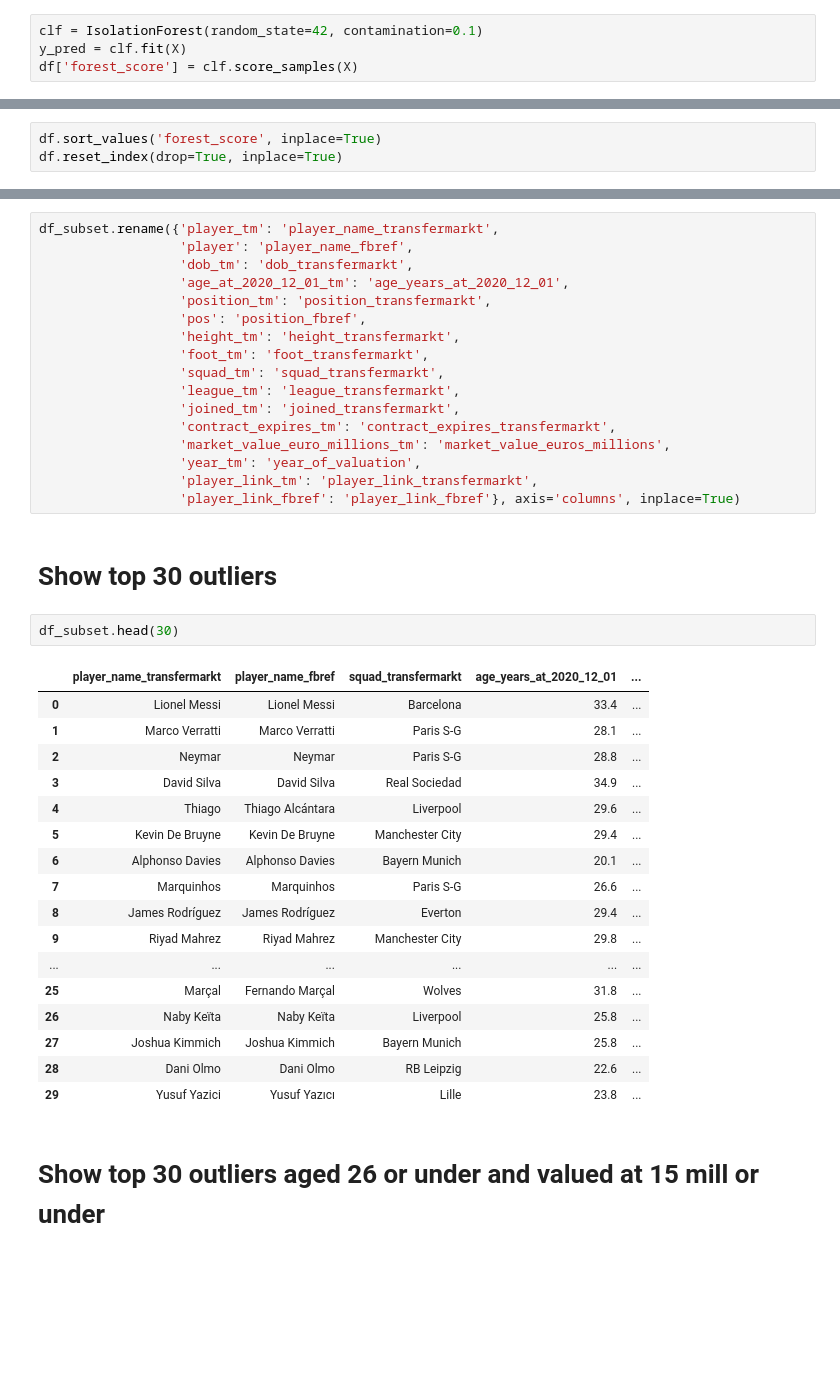
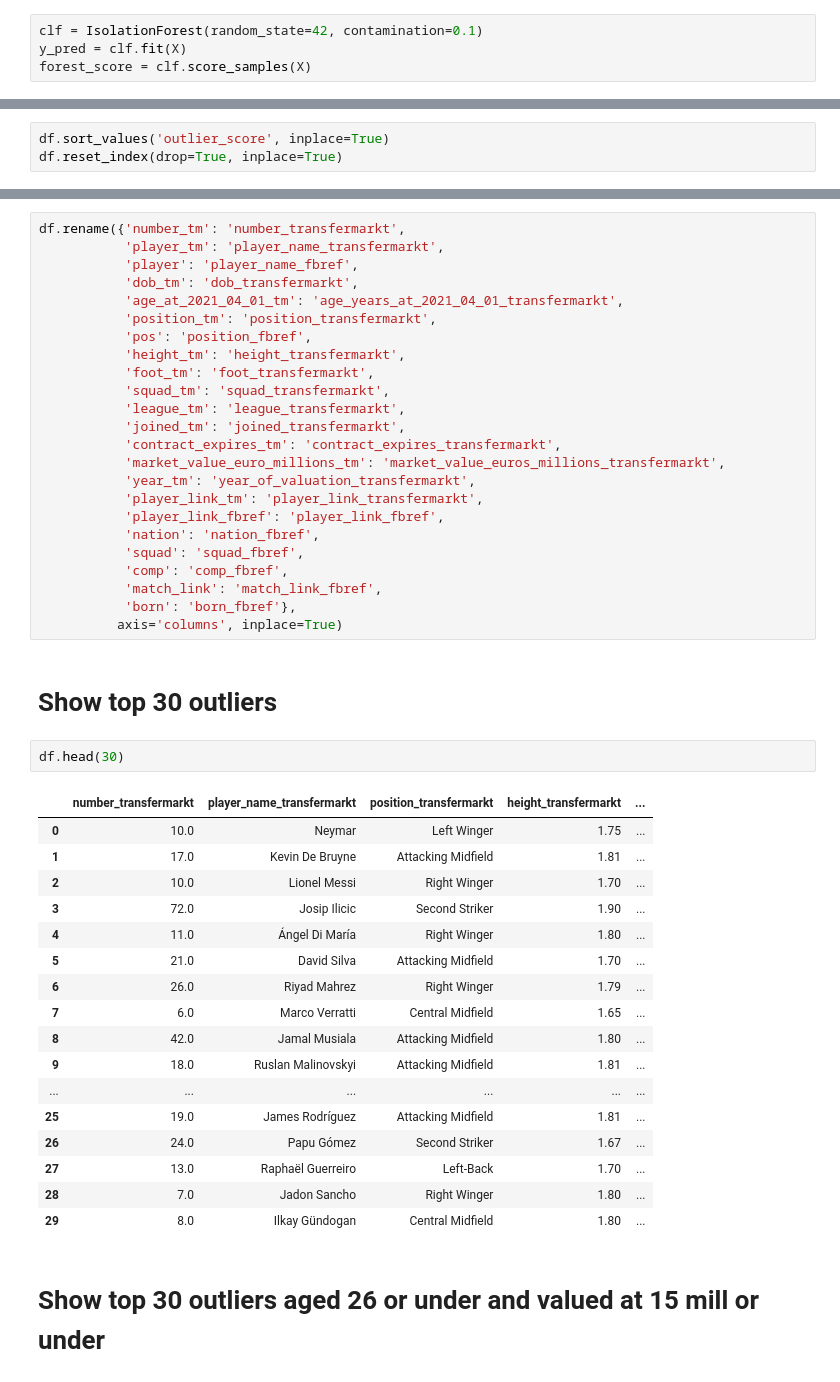
Before and after one commit to andrewRowlinson/outliers-football, a Jupyter notebook: 04_find_outliers.ipynb, the cells around one changed output, grey strips where cells are left out. Cells and saved outputs as stored; diff of their text form; blank space fills up the shorter version.

```diff
--- a/04_find_outliers.ipynb
+++ b/04_find_outliers.ipynb
@@ -98,7 +132,7 @@ X.mask(mask, quantile_values, axis='columns', inplace=True)
 # %%
 clf = IsolationForest(random_state=42, contamination=0.1)
 y_pred = clf.fit(X)
-df['forest_score'] = clf.score_samples(X)
+forest_score = clf.score_samples(X)
 # %% [markdown]
 # Calculate shap values (to explain the outliers)
 # %%
@@ -123,6 +165,6 @@ df['stat5'] = df.lookup(df.index, df['stat5_name'])
 # %% [markdown]
 # Sort by the score
 # %%
-df.sort_values('forest_score', inplace=True)
+df.sort_values('outlier_score', inplace=True)
 df.reset_index(drop=True, inplace=True)
 # %% [markdown]
@@ -138,41 +172,48 @@ df_subset = df[cols].copy()
 # %%
-df_subset.rename({'player_tm': 'player_name_transfermarkt',
-                  'player': 'player_name_fbref',
-                  'dob_tm': 'dob_transfermarkt',
-                  'age_at_2020_12_01_tm': 'age_years_at_2020_12_01',
-                  'position_tm': 'position_transfermarkt',
-                  'pos': 'position_fbref',
-                  'height_tm': 'height_transfermarkt',
-                  'foot_tm': 'foot_transfermarkt',
-                  'squad_tm': 'squad_transfermarkt',
-                  'league_tm': 'league_transfermarkt',
-                  'joined_tm': 'joined_transfermarkt',
-                  'contract_expires_tm': 'contract_expires_transfermarkt',
-                  'market_value_euro_millions_tm': 'market_value_euros_millions',
-                  'year_tm': 'year_of_valuation',
-                  'player_link_tm': 'player_link_transfermarkt',
-                  'player_link_fbref': 'player_link_fbref'}, axis='columns', inplace=True)
+df.rename({'number_tm': 'number_transfermarkt',
+           'player_tm': 'player_name_transfermarkt',
+           'player': 'player_name_fbref',
+           'dob_tm': 'dob_transfermarkt',
+           'age_at_2021_04_01_tm': 'age_years_at_2021_04_01_transfermarkt',
+           'position_tm': 'position_transfermarkt',
+           'pos': 'position_fbref',
+           'height_tm': 'height_transfermarkt',
+           'foot_tm': 'foot_transfermarkt',
+           'squad_tm': 'squad_transfermarkt',
+           'league_tm': 'league_transfermarkt',
+           'joined_tm': 'joined_transfermarkt',
+           'contract_expires_tm': 'contract_expires_transfermarkt',
+           'market_value_euro_millions_tm': 'market_value_euros_millions_transfermarkt',
+           'year_tm': 'year_of_valuation_transfermarkt',
+           'player_link_tm': 'player_link_transfermarkt',
+           'player_link_fbref': 'player_link_fbref',
+           'nation': 'nation_fbref',
+           'squad': 'squad_fbref',
+           'comp': 'comp_fbref',
+           'match_link': 'match_link_fbref',
+           'born': 'born_fbref'},
+          axis='columns', inplace=True)
 # %% [markdown]
 # Show top 30 outliers
 # %%
-df_subset.head(30)
+df.head(30)
 # %% [output]
-|  | player_name_transfermarkt | player_name_fbref | squad_transfermarkt | age_years_at_2020_12_01 | ... |
-| 0 | Lionel Messi | Lionel Messi | Barcelona | 33.4 | ... |
-| 1 | Marco Verratti | Marco Verratti | Paris S-G | 28.1 | ... |
-| 2 | Neymar | Neymar | Paris S-G | 28.8 | ... |
-| 3 | David Silva | David Silva | Real Sociedad | 34.9 | ... |
-| 4 | Thiago | Thiago Alcántara | Liverpool | 29.6 | ... |
-| 5 | Kevin De Bruyne | Kevin De Bruyne | Manchester City | 29.4 | ... |
-| 6 | Alphonso Davies | Alphonso Davies | Bayern Munich | 20.1 | ... |
-| 7 | Marquinhos | Marquinhos | Paris S-G | 26.6 | ... |
-| 8 | James Rodríguez | James Rodríguez | Everton | 29.4 | ... |
-| 9 | Riyad Mahrez | Riyad Mahrez | Manchester City | 29.8 | ... |
+|  | number_transfermarkt | player_name_transfermarkt | position_transfermarkt | height_transfermarkt | ... |
+| 0 | 10.0 | Neymar | Left Winger | 1.75 | ... |
+| 1 | 17.0 | Kevin De Bruyne | Attacking Midfield | 1.81 | ... |
+| 2 | 10.0 | Lionel Messi | Right Winger | 1.70 | ... |
+| 3 | 72.0 | Josip Ilicic | Second Striker | 1.90 | ... |
+| 4 | 11.0 | Ángel Di María | Right Winger | 1.80 | ... |
+| 5 | 21.0 | David Silva | Attacking Midfield | 1.70 | ... |
+| 6 | 26.0 | Riyad Mahrez | Right Winger | 1.79 | ... |
+| 7 | 6.0 | Marco Verratti | Central Midfield | 1.65 | ... |
+| 8 | 42.0 | Jamal Musiala | Attacking Midfield | 1.80 | ... |
+| 9 | 18.0 | Ruslan Malinovskyi | Attacking Midfield | 1.81 | ... |
 | ... | ... | ... | ... | ... | ... |
-| 25 | Marçal | Fernando Marçal | Wolves | 31.8 | ... |
-| 26 | Naby Keïta | Naby Keïta | Liverpool | 25.8 | ... |
-| 27 | Joshua Kimmich | Joshua Kimmich | Bayern Munich | 25.8 | ... |
-| 28 | Dani Olmo | Dani Olmo | RB Leipzig | 22.6 | ... |
-| 29 | Yusuf Yazici | Yusuf Yazıcı | Lille | 23.8 | ... |
+| 25 | 19.0 | James Rodríguez | Attacking Midfield | 1.81 | ... |
+| 26 | 24.0 | Papu Gómez | Second Striker | 1.67 | ... |
+| 27 | 13.0 | Raphaël Guerreiro | Left-Back | 1.70 | ... |
+| 28 | 7.0 | Jadon Sancho | Right Winger | 1.80 | ... |
+| 29 | 8.0 | Ilkay Gündogan | Central Midfield | 1.80 | ... |
 # %% [markdown]
 # Show top 30 outliers aged 26 or under and valued at 15 mill or under
```
Also changed, not shown: parts of 33 cells of this notebook, 5 other files.
